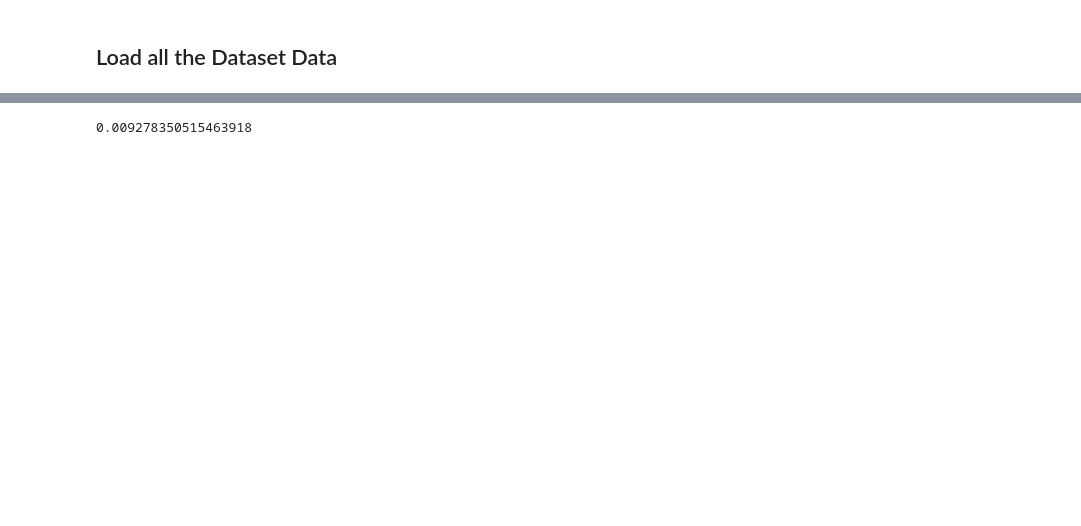
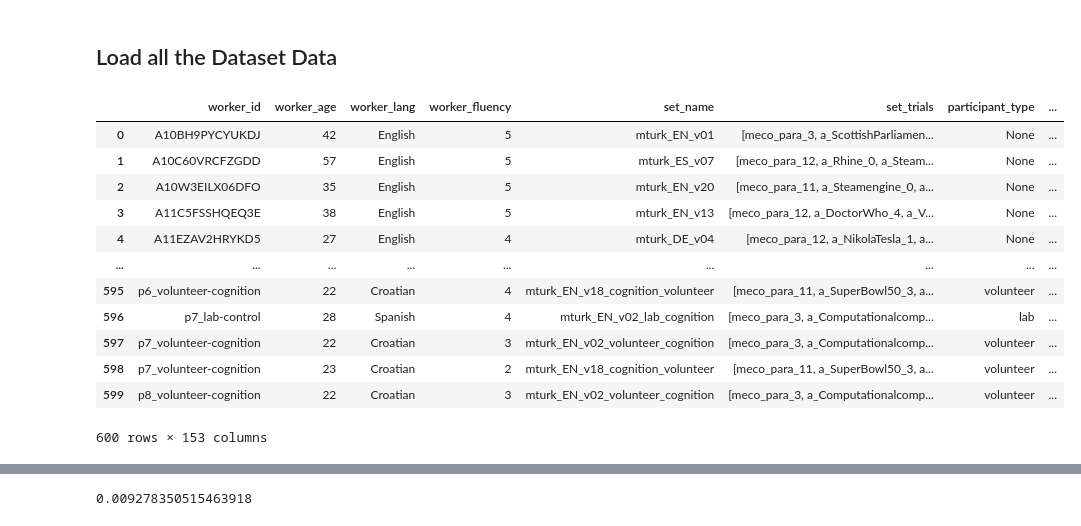
Before and after one commit to tfnribeiro/WebQAmGaze, a Jupyter notebook: scripts/ClassifierV2.ipynb, the cells around one changed output, grey strips where cells are left out. Drawn from its saved outputs; the diff is of its cells as text; code cells hidden in the pictures; blank space fills up the shorter version.

```diff
--- a/scripts/ClassifierV2.ipynb
+++ b/scripts/ClassifierV2.ipynb
@@ -43,6 +43,22 @@ for file in os.listdir(PRE_PROCESS_DATA_FOLDER):
     data_list.append(pd.Series(list(load_data.values()), index=load_data.keys()))
 # %%
 data = pd.DataFrame(data_list)
+# %%
+data
+# %% [output]
+|  | worker_id | worker_age | worker_lang | worker_fluency | set_name | set_trials | participant_type | ... |
+| 0 | A10BH9PYCYUKDJ | 42 | English | 5 | mturk_EN_v01 | [meco_para_3, a_ScottishParliamen... | None | ... |
+| 1 | A10C60VRCFZGDD | 57 | English | 5 | mturk_ES_v07 | [meco_para_12, a_Rhine_0, a_Steam... | None | ... |
+| 2 | A10W3EILX06DFO | 35 | English | 5 | mturk_EN_v20 | [meco_para_11, a_Steamengine_0, a... | None | ... |
+| 3 | A11C5FSSHQEQ3E | 38 | English | 5 | mturk_EN_v13 | [meco_para_12, a_DoctorWho_4, a_V... | None | ... |
+| 4 | A11EZAV2HRYKD5 | 27 | English | 4 | mturk_DE_v04 | [meco_para_12, a_NikolaTesla_1, a... | None | ... |
+| ... | ... | ... | ... | ... | ... | ... | ... | ... |
+| 595 | p6_volunteer-cognition | 22 | Croatian | 4 | mturk_EN_v18_cognition_volunteer | [meco_para_11, a_SuperBowl50_3, a... | volunteer | ... |
+| 596 | p7_lab-control | 28 | Spanish | 4 | mturk_EN_v02_lab_cognition | [meco_para_3, a_Computationalcomp... | lab | ... |
+| 597 | p7_volunteer-cognition | 22 | Croatian | 3 | mturk_EN_v02_volunteer_cognition | [meco_para_3, a_Computationalcomp... | volunteer | ... |
+| 598 | p7_volunteer-cognition | 23 | Croatian | 2 | mturk_EN_v18_cognition_volunteer | [meco_para_11, a_SuperBowl50_3, a... | volunteer | ... |
+| 599 | p8_volunteer-cognition | 22 | Croatian | 3 | mturk_EN_v02_volunteer_cognition | [meco_para_3, a_Computationalcomp... | volunteer | ... |
+600 rows × 153 columns
 # %%
 # Filters to apply:
 approved_only = (data.approved_flag > 0).to_numpy()
```
Also changed, not shown: parts of 36 cells of this notebook, 2 other files.
